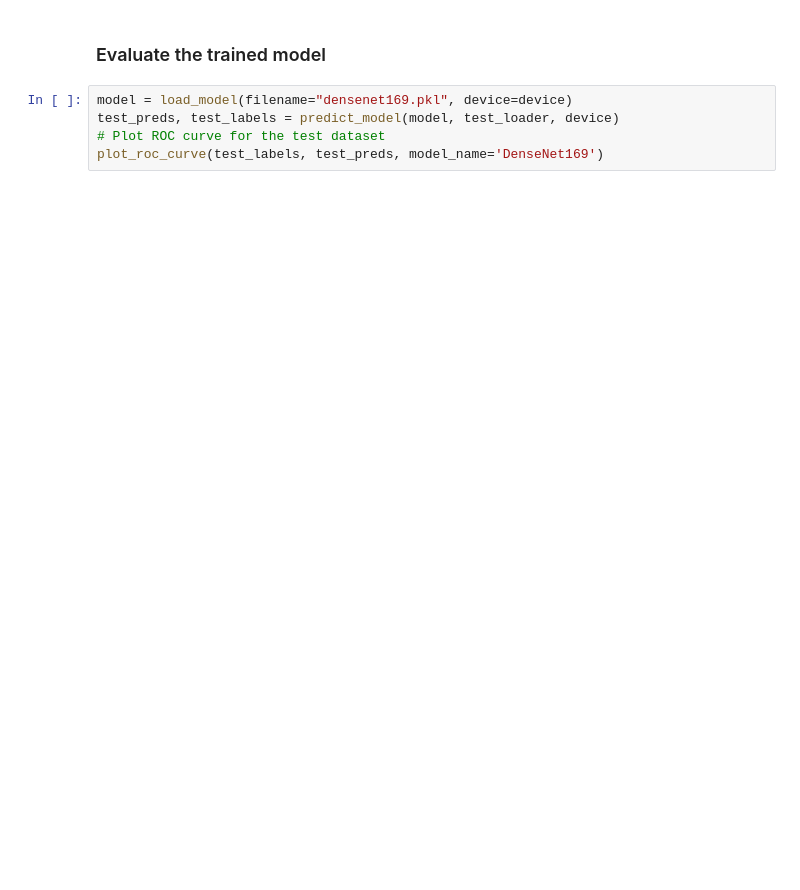
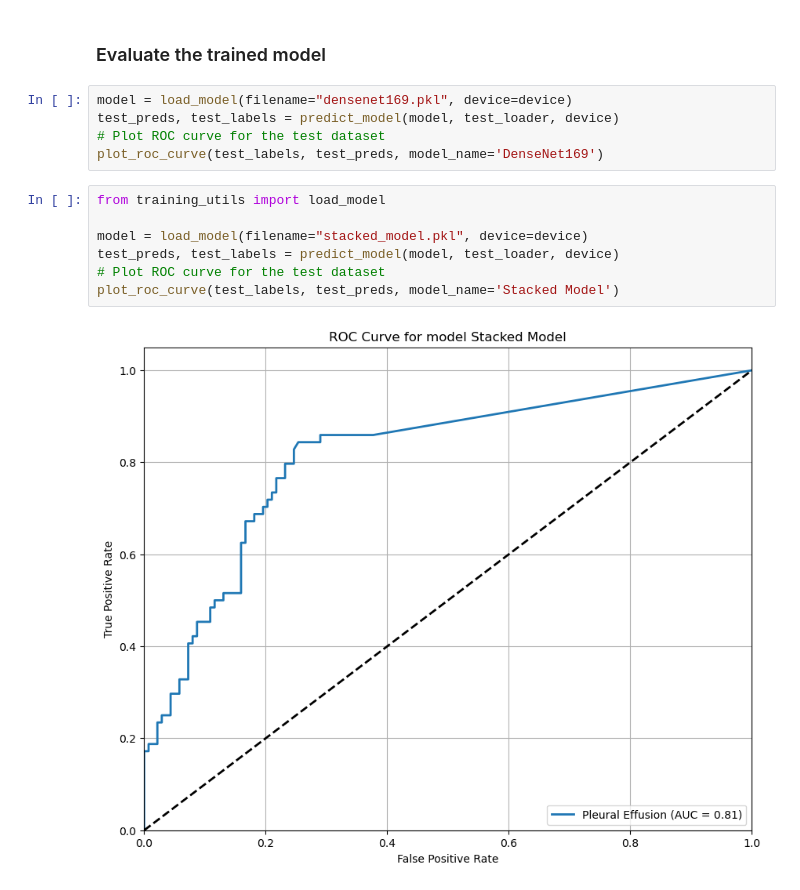
Before and after one commit to BarGinger/ExplainableAIRadiology, a Jupyter notebook: train_model.ipynb, the cells around one changed output. Drawn from its saved outputs; the diff is of its cells as text; blank space fills up the shorter version.

Commit message:
update add plot

```diff
--- a/train_model.ipynb
+++ b/train_model.ipynb
@@ -386,3 +337,12 @@ model = load_model(filename="densenet169.pkl", device=device)
 test_preds, test_labels = predict_model(model, test_loader, device)
 # Plot ROC curve for the test dataset
 plot_roc_curve(test_labels, test_preds, model_name='DenseNet169')
+# %%
+from training_utils import load_model
+
+model = load_model(filename="stacked_model.pkl", device=device)
+test_preds, test_labels = predict_model(model, test_loader, device)
+# Plot ROC curve for the test dataset
+plot_roc_curve(test_labels, test_preds, model_name='Stacked Model')
+# %% [output]
+[figure, added]
```
Also changed, not shown: parts of 2 cells of this notebook, 1 other file.
